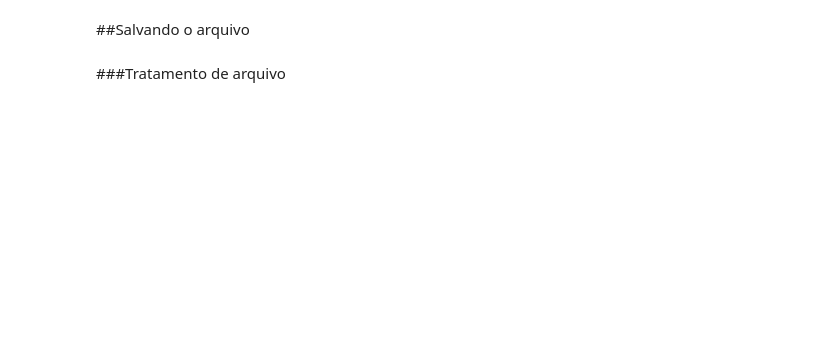
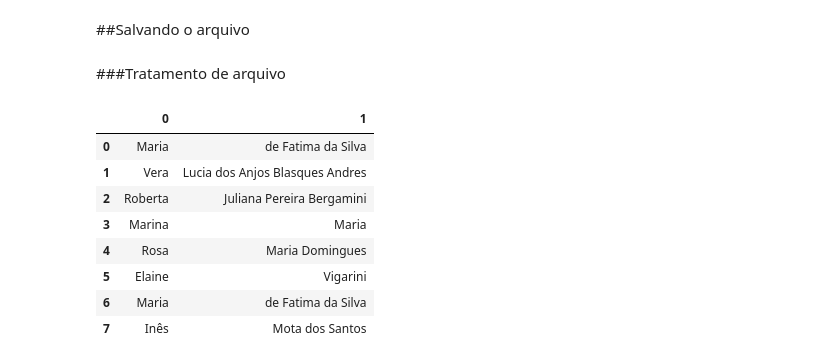
Before and after one commit to JorgeFreitagAcademic/aulasPython, a Jupyter notebook: functions.ipynb, the cells around one changed output. Saved outputs shown, nothing was run; the diff lists cells and outputs as text; code cells hidden in the pictures; blank space fills up the shorter version.

```diff
--- a/functions.ipynb
+++ b/functions.ipynb
@@ -340,0 +343,12 @@ df.to_excel('df_tratado_parte1.xlsx')
+# %%
+df['nome mae'].str.split(' ', n=1, expand = True)
+# %% [output]
+|  | 0 | 1 |
+| 0 | Maria | de Fatima da Silva |
+| 1 | Vera | Lucia dos Anjos Blasques Andres |
+| 2 | Roberta | Juliana Pereira Bergamini |
+| 3 | Marina | Maria |
+| 4 | Rosa | Maria Domingues |
+| 5 | Elaine | Vigarini |
+| 6 | Maria | de Fatima da Silva |
+| 7 | Inês | Mota dos Santos |
```
Also changed, not shown: parts of 3 cells of this notebook.
